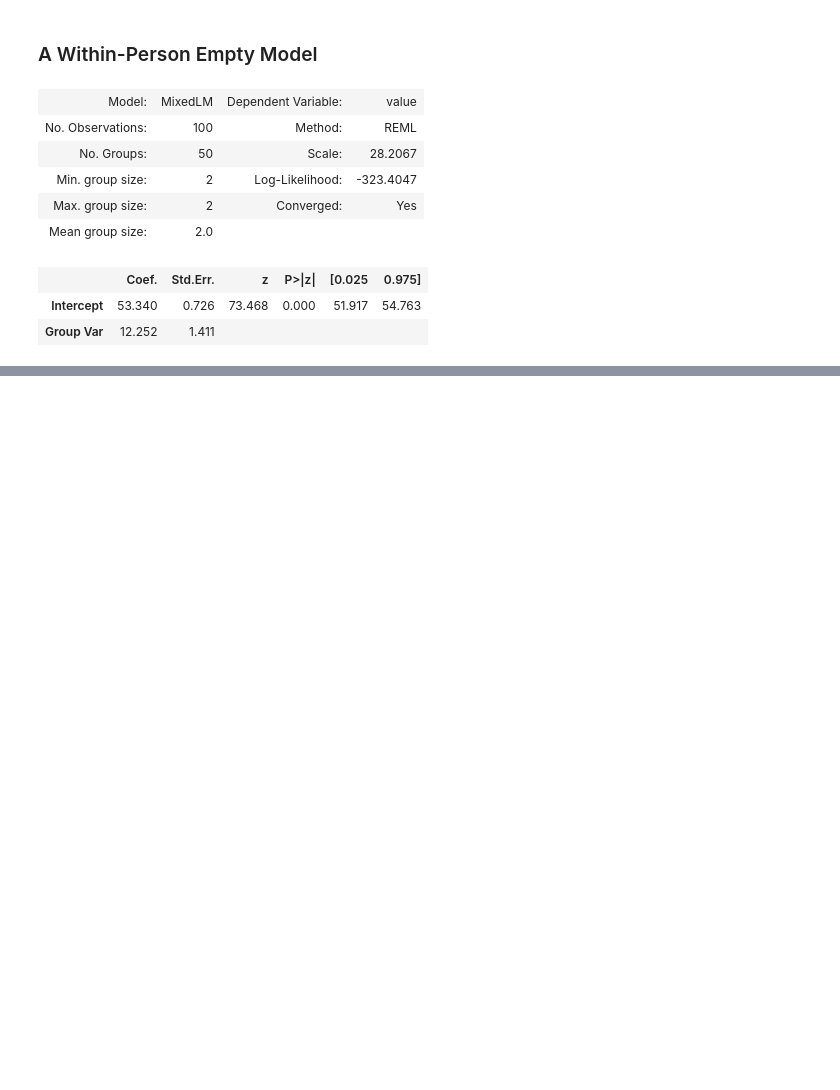
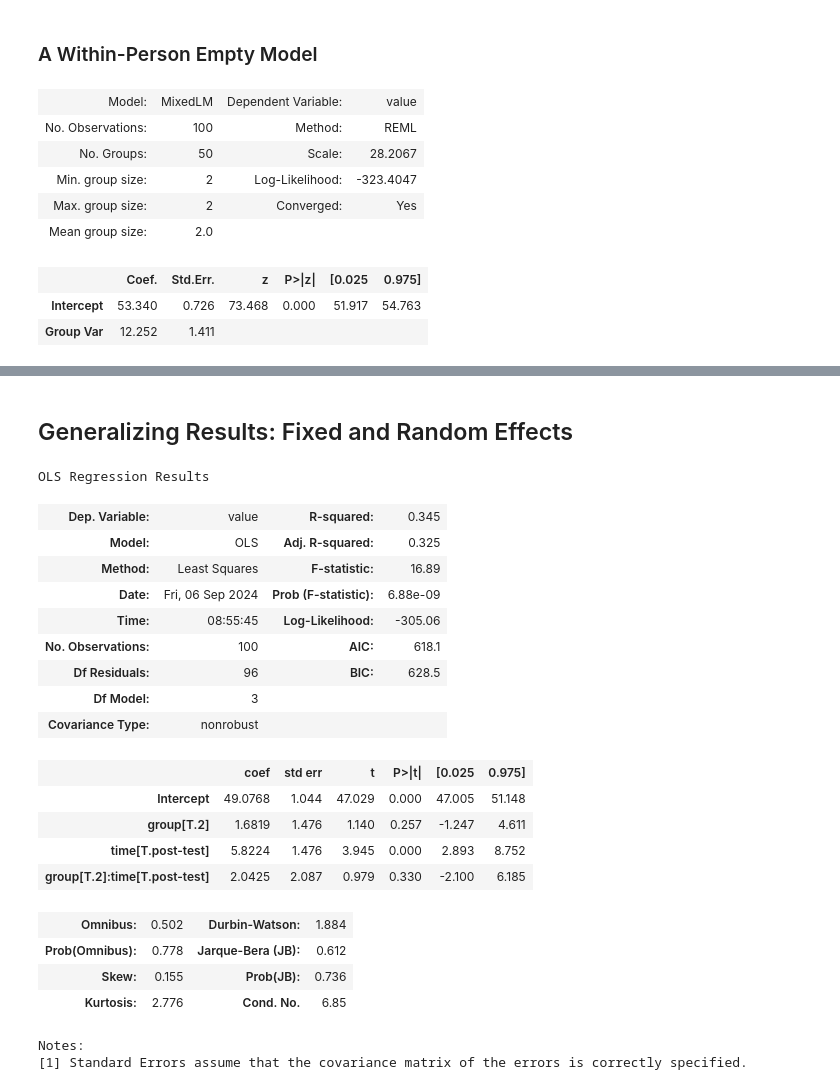
Before and after one commit to dado93/longitudinal-modeling, a Jupyter notebook: Chapters/03/03_Notebook.ipynb, the cells around one changed output, grey strips where cells are left out. Drawn from its saved outputs; the diff is of its cells as text; code cells hidden in the pictures; blank space fills up the shorter version.

```diff
--- a/Chapters/03/03_Notebook.ipynb
+++ b/Chapters/03/03_Notebook.ipynb
@@ -103,0 +144,33 @@ students_wp_empty_model.summary()
+# %%
+group_categorical_dtype = pd.CategoricalDtype(categories=[1,2],ordered=True)
+time_categorical_dtype = pd.CategoricalDtype(categories=["pre-test","post-test"],ordered=True)
+students_df_with_ref = students_df_melt.copy()
+students_df_with_ref["group"] = students_df_with_ref["group"].astype(group_categorical_dtype)
+students_df_with_ref["time"] = students_df_with_ref["time"].astype(time_categorical_dtype)
+# %% [markdown]
+## Generalizing Results: Fixed and Random Effects
+# %%
+students_bp_cond_model = statsmodels.formula.api.ols("value ~ group + time + group*time", data=students_df_with_ref).fit()
+students_bp_cond_model.summary()
+# %% [output]
+OLS Regression Results
+| Dep. Variable: | value | R-squared: | 0.345 |
+| Model: | OLS | Adj. R-squared: | 0.325 |
+| Method: | Least Squares | F-statistic: | 16.89 |
+| Date: | Fri, 06 Sep 2024 | Prob (F-statistic): | 6.88e-09 |
+| Time: | 08:55:45 | Log-Likelihood: | -305.06 |
+| No. Observations: | 100 | AIC: | 618.1 |
+| Df Residuals: | 96 | BIC: | 628.5 |
+| Df Model: | 3 |  |  |
+| Covariance Type: | nonrobust |  |  |
+|  | coef | std err | t | P>|t| | [0.025 | 0.975] |
+| Intercept | 49.0768 | 1.044 | 47.029 | 0.000 | 47.005 | 51.148 |
+| group[T.2] | 1.6819 | 1.476 | 1.140 | 0.257 | -1.247 | 4.611 |
+| time[T.post-test] | 5.8224 | 1.476 | 3.945 | 0.000 | 2.893 | 8.752 |
+| group[T.2]:time[T.post-test] | 2.0425 | 2.087 | 0.979 | 0.330 | -2.100 | 6.185 |
+| Omnibus: | 0.502 | Durbin-Watson: | 1.884 |
+| Prob(Omnibus): | 0.778 | Jarque-Bera (JB): | 0.612 |
+| Skew: | 0.155 | Prob(JB): | 0.736 |
+| Kurtosis: | 2.776 | Cond. No. | 6.85 |
+Notes:
+[1] Standard Errors assume that the covariance matrix of the errors is correctly specified.
```
Also changed, not shown: parts of 6 cells of this notebook.
